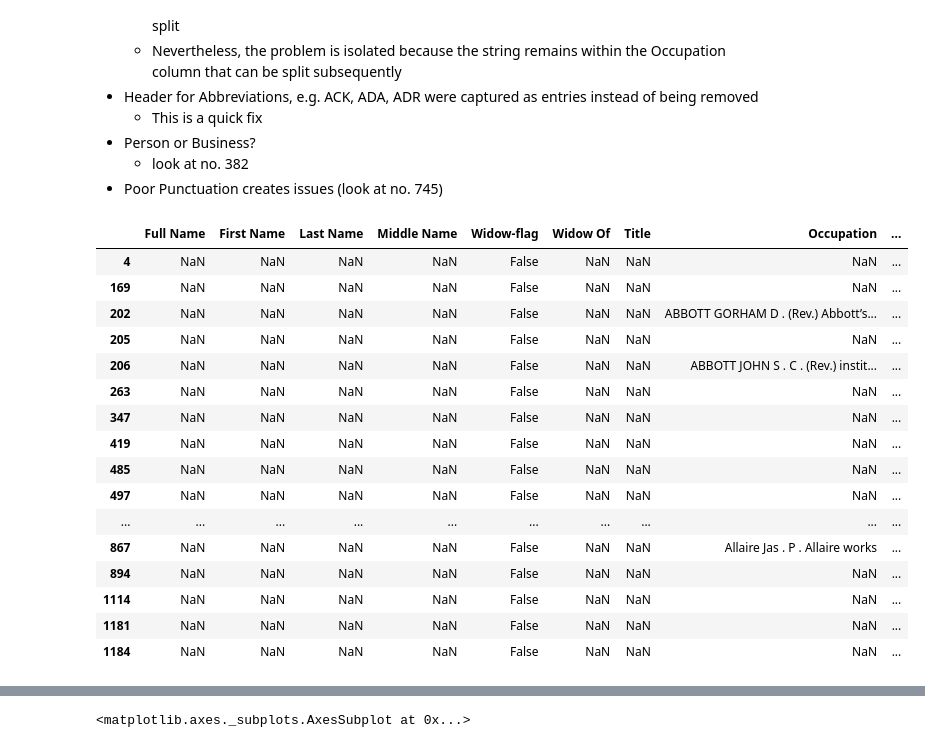
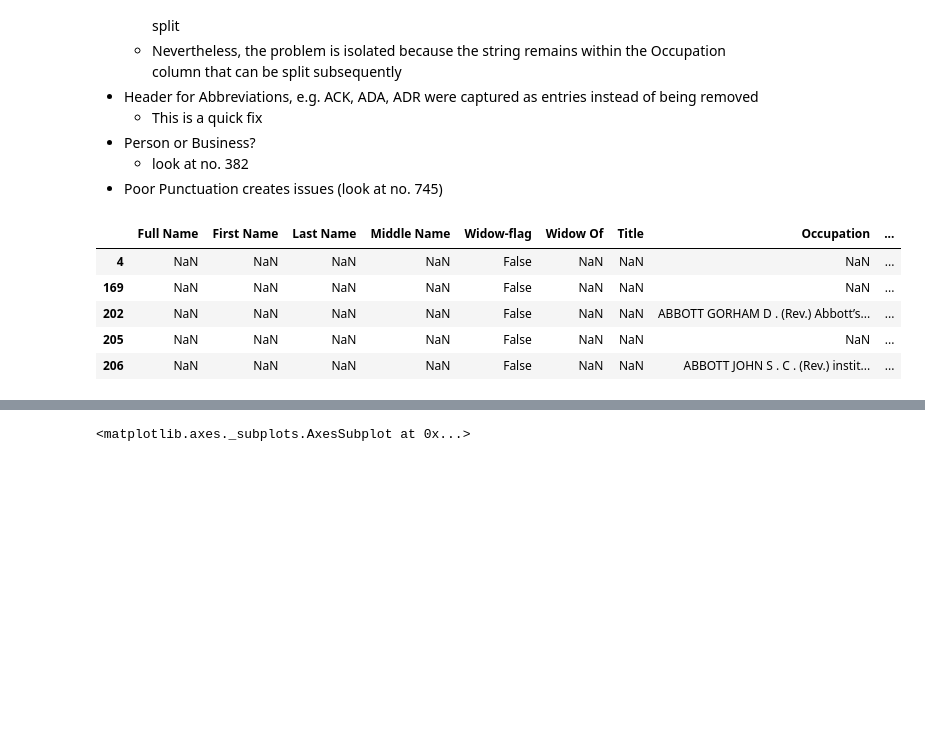
Before and after one commit to CenterForSpatialResearch/hnyc_cd_processing, a Jupyter notebook: EDA.ipynb, the cells around one changed output, grey strips where cells are left out. Cells and saved outputs as stored; diff of their text form; code cells hidden in the pictures; blank space fills up the shorter version.

```diff
--- a/EDA.ipynb
+++ b/EDA.ipynb
@@ -143,23 +94,12 @@ msno.heatmap(output_1850)
 - Poor Punctuation creates issues (look at no. 745)
 # %%
 # Print out Sample of Missing Full Names
-output_1850[output_1850['Full Name'].isna()].head(20)
+output_1850[output_1850['Full Name'].isna()].head(5)
 # %% [output]
 |  | Full Name | First Name | Last Name | Middle Name | Widow-flag | Widow Of | Title | Occupation | ... |
 | 4 | NaN | NaN | NaN | NaN | False | NaN | NaN | NaN | ... |
 | 169 | NaN | NaN | NaN | NaN | False | NaN | NaN | NaN | ... |
 | 202 | NaN | NaN | NaN | NaN | False | NaN | NaN | ABBOTT GORHAM D . (Rev.) Abbott’s... | ... |
 | 205 | NaN | NaN | NaN | NaN | False | NaN | NaN | NaN | ... |
 | 206 | NaN | NaN | NaN | NaN | False | NaN | NaN | ABBOTT JOHN S . C . (Rev.) instit... | ... |
-| 263 | NaN | NaN | NaN | NaN | False | NaN | NaN | NaN | ... |
-| 347 | NaN | NaN | NaN | NaN | False | NaN | NaN | NaN | ... |
-| 419 | NaN | NaN | NaN | NaN | False | NaN | NaN | NaN | ... |
-| 485 | NaN | NaN | NaN | NaN | False | NaN | NaN | NaN | ... |
-| 497 | NaN | NaN | NaN | NaN | False | NaN | NaN | NaN | ... |
-| ... | ... | ... | ... | ... | ... | ... | ... | ... | ... |
-| 867 | NaN | NaN | NaN | NaN | False | NaN | NaN | Allaire Jas . P . Allaire works | ... |
-| 894 | NaN | NaN | NaN | NaN | False | NaN | NaN | NaN | ... |
-| 1114 | NaN | NaN | NaN | NaN | False | NaN | NaN | NaN | ... |
-| 1181 | NaN | NaN | NaN | NaN | False | NaN | NaN | NaN | ... |
-| 1184 | NaN | NaN | NaN | NaN | False | NaN | NaN | NaN | ... |
 # %%
```
Also changed, not shown: parts of 15 cells of this notebook, 1 other file.
